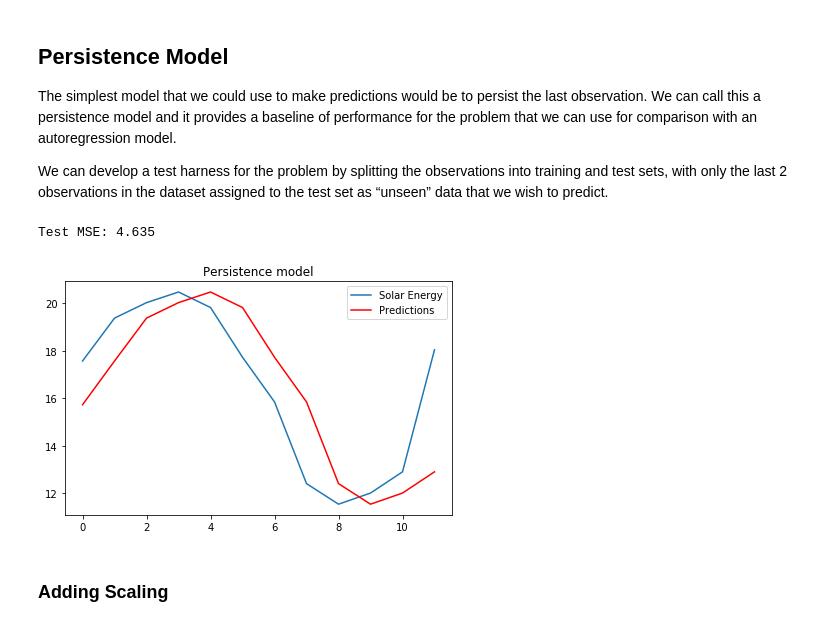
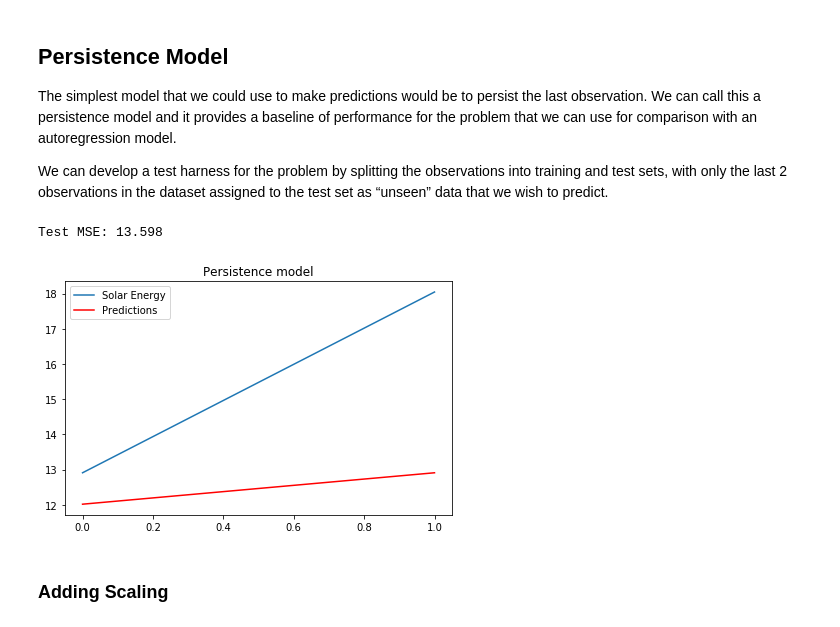
Before and after one commit to gvo34/energy-solar, a Jupyter notebook: static/notebooks/model/AR_model.ipynb, the cells around one changed output. Saved outputs shown, nothing was run; the diff lists cells and outputs as text; code cells hidden in the pictures.

```diff
--- a/static/notebooks/model/AR_model.ipynb
+++ b/static/notebooks/model/AR_model.ipynb
@@ -158,36 +158,36 @@ from sklearn.metrics import mean_squared_error
 # create lagged dataset
 values = pd.DataFrame(series.values)
 dataframe = pd.concat([values.shift(1), values], axis=1)
 dataframe.columns = ['t-1', 't+1']
 # split into train and test sets
 X = dataframe.values
-train, test = X[1:len(X)-12], X[len(X)-12:]
+train, test = X[1:len(X)-2], X[len(X)-2:]
 X_train, y_train = train[:,0], train[:,1]
 X_test, y_test = test[:,0], test[:,1]
 
 # persistence model
 def model_persistence(x):
 	return x
 
 # walk-forward validation
 predictions = list()
 for x in X_test:
 	yhat = model_persistence(x)
 	predictions.append(yhat)
 test_score = mean_squared_error(y_test, predictions)
 print('Test MSE: %.3f' % test_score)
 # plot predictions vs expected
 plt.plot(y_test)
 plt.plot(predictions, color='red')
 plt.legend(['Solar Energy','Predictions'], loc='best')
 plt.title("Persistence model")
 # Save our graph
 plt.tight_layout()
 plt.savefig("../../images/model_persistence.png")
 plt.show()
 # %% [output]
-Test MSE: 4.635
+Test MSE: 13.598
-[figure, old version]
+[figure, new version]
 # %% [markdown]
 ### Adding Scaling
 # %%
```
Also changed, not shown: parts of 1 cell of this notebook, 13 other files.
